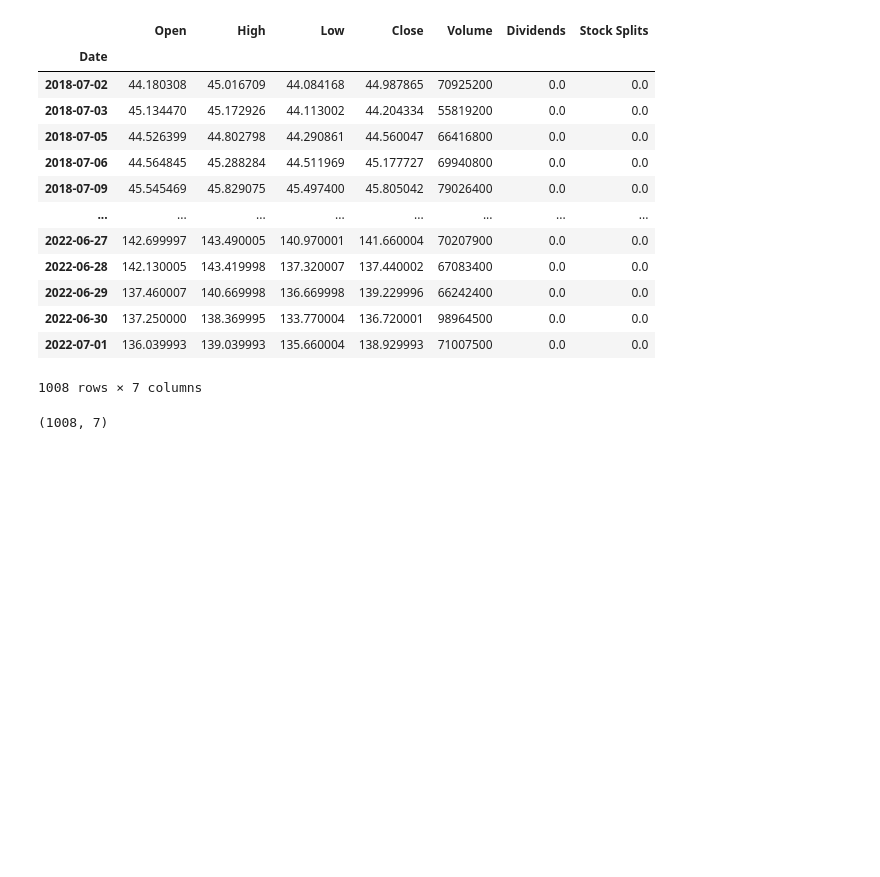
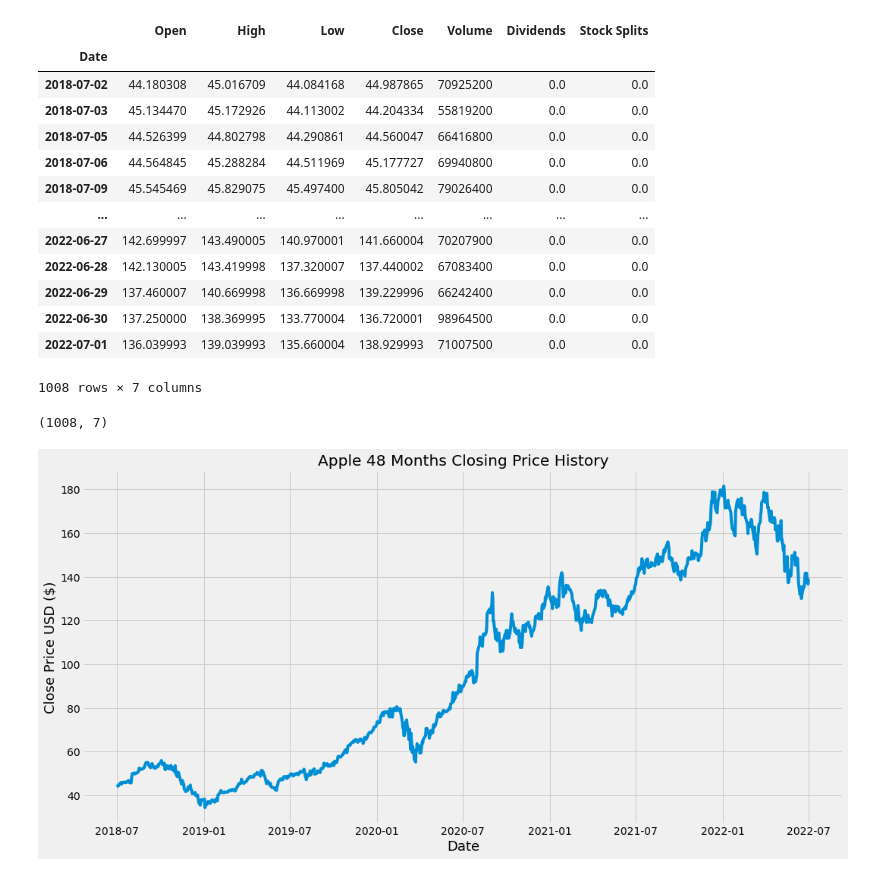
Before and after one commit to olexy/da_ds_ml, a Jupyter notebook: Apple_Stock_Prediction.ipynb, the cells around one changed output. Cells and saved outputs as stored; diff of their text form; code cells hidden in the pictures; blank space fills up the shorter version.

Commit message:
visualizing closing price

```diff
--- a/Apple_Stock_Prediction.ipynb
+++ b/Apple_Stock_Prediction.ipynb
@@ -58,3 +58,13 @@ hist
 hist.shape
 # %% [output]
 (1008, 7)
+# %%
+#Visulaize
+plt.figure(figsize=(16,8))
+plt.title('Apple 48 Months Closing Price History')
+plt.plot(hist['Close'])
+plt.xlabel('Date', fontsize=18)
+plt.ylabel('Close Price USD ($)', fontsize=18)
+plt.show()
+# %% [output]
+[figure, added]
```
